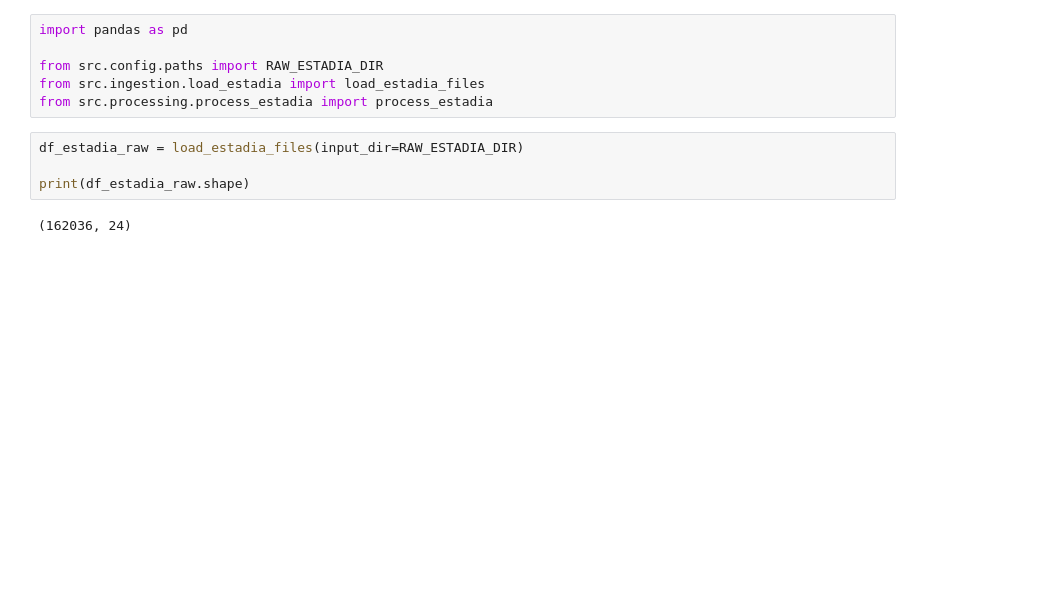
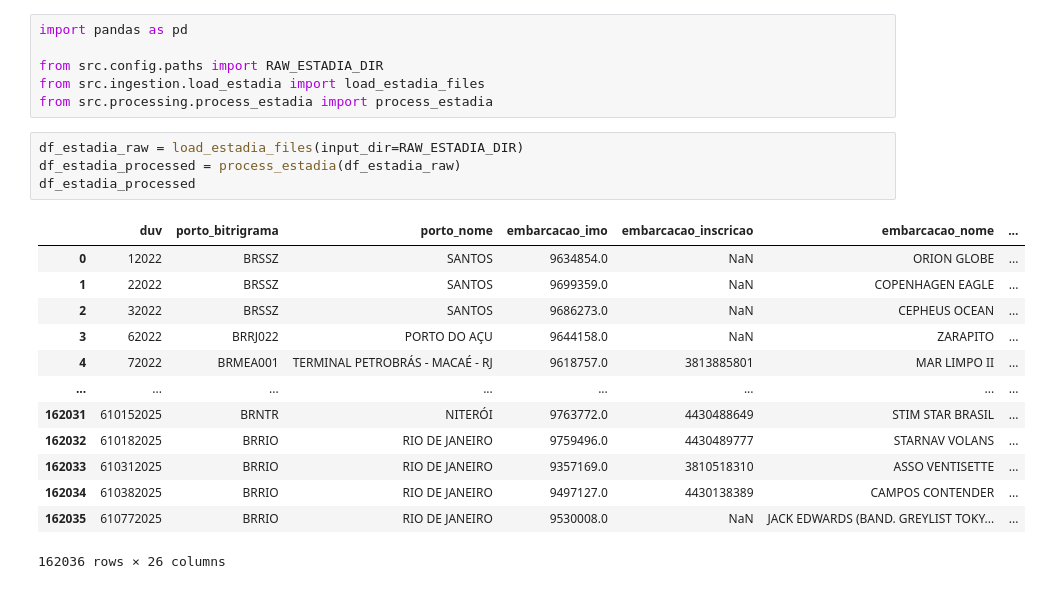
Before and after one commit to tiagoalberione/port_leadtime_prediction, a Jupyter notebook: notebooks/estadia.ipynb, the cells around one changed output. Cells and saved outputs as stored; diff of their text form; blank space fills up the shorter version.

Commit message:
Changing estadia files to just one single flie, and converting date columns to datetime object.

```diff
--- a/notebooks/estadia.ipynb
+++ b/notebooks/estadia.ipynb
@@ -21,7 +23,19 @@ from src.ingestion.load_estadia import load_estadia_files
 from src.processing.process_estadia import process_estadia
 # %%
 df_estadia_raw = load_estadia_files(input_dir=RAW_ESTADIA_DIR)
-
-print(df_estadia_raw.shape)
+df_estadia_processed = process_estadia(df_estadia_raw)
+df_estadia_processed
 # %% [output]
+|  | duv | porto_bitrigrama | porto_nome | embarcacao_imo | embarcacao_inscricao | embarcacao_nome | ... |
+| 0 | 12022 | BRSSZ | SANTOS | 9634854.0 | NaN | ORION GLOBE | ... |
+| 1 | 22022 | BRSSZ | SANTOS | 9699359.0 | NaN | COPENHAGEN EAGLE | ... |
+| 2 | 32022 | BRSSZ | SANTOS | 9686273.0 | NaN | CEPHEUS OCEAN | ... |
+| 3 | 62022 | BRRJ022 | PORTO DO AÇU | 9644158.0 | NaN | ZARAPITO | ... |
+| 4 | 72022 | BRMEA001 | TERMINAL PETROBRÁS - MACAÉ - RJ | 9618757.0 | 3813885801 | MAR LIMPO II | ... |
+| ... | ... | ... | ... | ... | ... | ... | ... |
+| 162031 | 610152025 | BRNTR | NITERÓI | 9763772.0 | 4430488649 | STIM STAR BRASIL | ... |
+| 162032 | 610182025 | BRRIO | RIO DE JANEIRO | 9759496.0 | 4430489777 | STARNAV VOLANS | ... |
+| 162033 | 610312025 | BRRIO | RIO DE JANEIRO | 9357169.0 | 3810518310 | ASSO VENTISETTE | ... |
+| 162034 | 610382025 | BRRIO | RIO DE JANEIRO | 9497127.0 | 4430138389 | CAMPOS CONTENDER | ... |
+| 162035 | 610772025 | BRRIO | RIO DE JANEIRO | 9530008.0 | NaN | JACK EDWARDS (BAND. GREYLIST TOKY... | ... |
-(162036, 24)
+162036 rows × 26 columns
```
Also changed, not shown: parts of 5 cells of this notebook, 22 other files.
